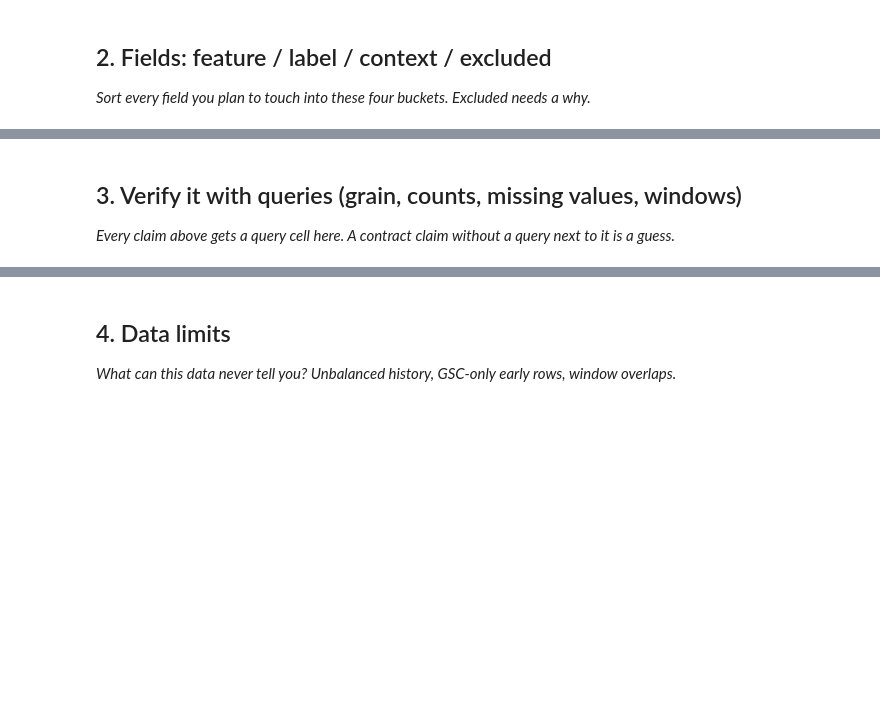
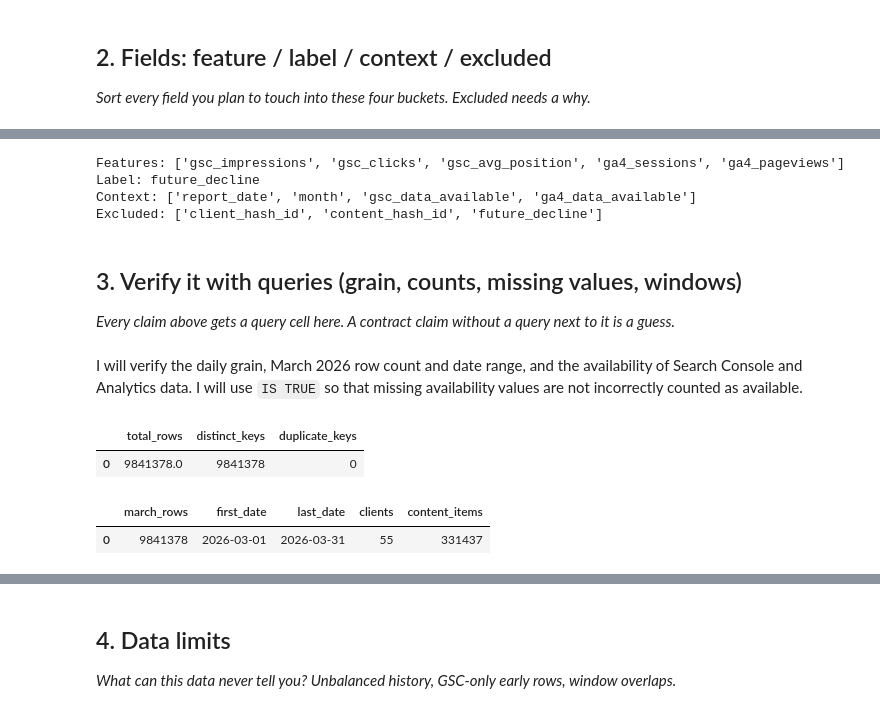
Before and after one commit to rashmita-21/Flyrank-ML-Internship, a Jupyter notebook: work/notebooks/w03_data_contract.ipynb, the cells around one changed output, grey strips where cells are left out. Drawn from its saved outputs; the diff is of its cells as text; code cells hidden in the pictures; blank space fills up the shorter version.

```diff
--- a/work/notebooks/w03_data_contract.ipynb
+++ b/work/notebooks/w03_data_contract.ipynb
@@ -23,3 +100,36 @@ This skeleton is yours to fill. Work the sections **in order** — each one has
+# %%
+feature_columns = [
+    "gsc_impressions",
+    "gsc_clicks",
+    "gsc_avg_position",
+    "ga4_sessions",
+    "ga4_pageviews"
+]
+
+label_column = "future_decline"
+
+context_columns = [
+    "report_date",
+    "month",
+    "gsc_data_available",
+    "ga4_data_available"
+]
+
+excluded_columns = [
+    "client_hash_id",
+    "content_hash_id",
+    "future_decline"
+]
+
+print("Features:", feature_columns)
+print("Label:", label_column)
+print("Context:", context_columns)
+print("Excluded:", excluded_columns)
+# %% [output]
+Features: ['gsc_impressions', 'gsc_clicks', 'gsc_avg_position', 'ga4_sessions', 'ga4_pageviews']
+Label: future_decline
+Context: ['report_date', 'month', 'gsc_data_available', 'ga4_data_available']
+Excluded: ['client_hash_id', 'content_hash_id', 'future_decline']
 # %% [markdown]
 ## 3. Verify it with queries (grain, counts, missing values, windows)
 
@@ -29,0 +137,37 @@ This skeleton is yours to fill. Work the sections **in order** — each one has
+# %% [markdown]
+I will verify the daily grain, March 2026 row count and date range, and the availability of Search Console and Analytics data. I will use `IS TRUE` so that missing availability values are not incorrectly counted as available.
+# %%
+q1 = f"""
+WITH grouped AS (
+    SELECT
+        report_date,
+        client_hash_id,
+        content_hash_id,
+        COUNT(*) AS rows_per_key
+    FROM read_parquet('{march_path}')
+    GROUP BY 1, 2, 3
+)
+SELECT
+    SUM(rows_per_key) AS total_rows,
+    COUNT(*) AS distinct_keys,
+    COUNT(*) FILTER (WHERE rows_per_key > 1) AS duplicate_keys
+FROM grouped
+"""
+display(con.sql(q1).df())
+# %% [output]
+|  | total_rows | distinct_keys | duplicate_keys |
+| 0 | 9841378.0 | 9841378 | 0 |
+# %%
+q2 = f"""
+SELECT
+    COUNT(*) AS march_rows,
+    MIN(report_date) AS first_date,
+    MAX(report_date) AS last_date,
+    COUNT(DISTINCT client_hash_id) AS clients,
+    COUNT(DISTINCT content_hash_id) AS content_items
+FROM read_parquet('{march_path}')
+"""
+display(con.sql(q2).df())
+# %% [output]
+|  | march_rows | first_date | last_date | clients | content_items |
+| 0 | 9841378 | 2026-03-01 | 2026-03-31 | 55 | 331437 |
```
Also changed, not shown: parts of 17 cells of this notebook.
